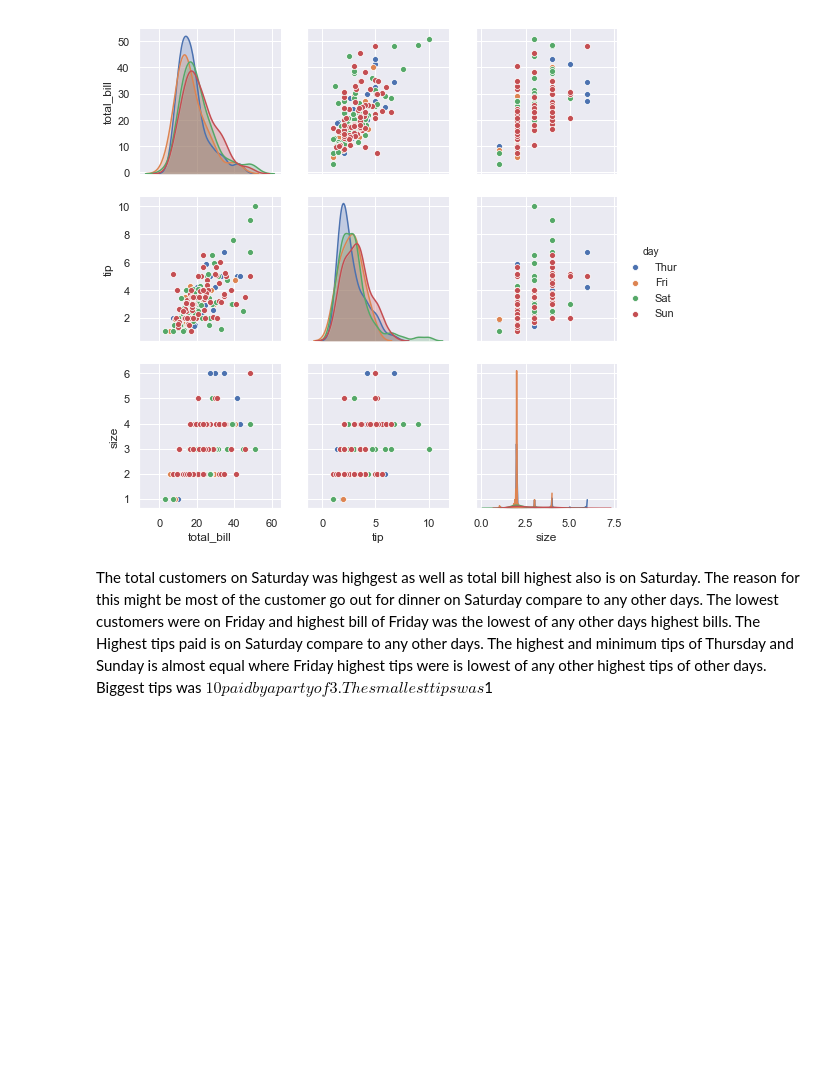
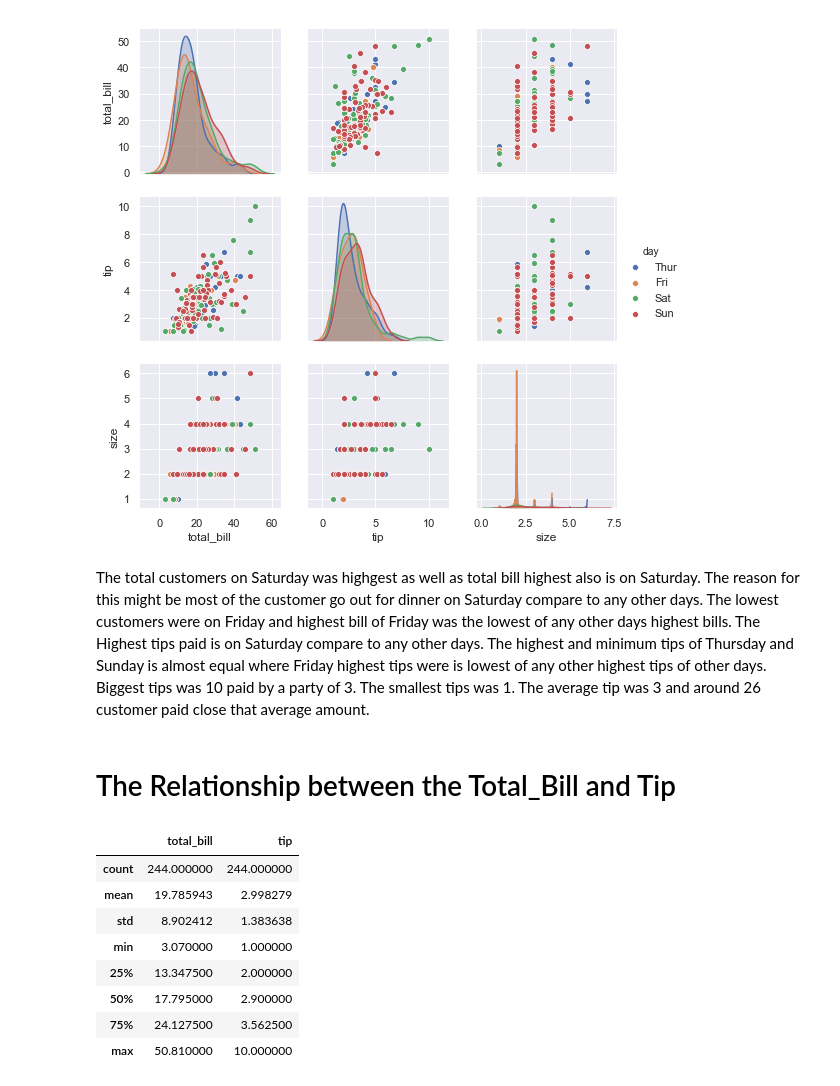
Before and after one commit to babubaskaran/fundamentals-assessment, a Jupyter notebook: tips_dataset.ipynb, the cells around one changed output. Saved outputs shown, nothing was run; the diff lists cells and outputs as text; code cells hidden in the pictures; blank space fills up the shorter version.

Commit message:
tips dataset 2nd section completed almost

```diff
--- a/tips_dataset.ipynb
+++ b/tips_dataset.ipynb
@@ -79,4 +67,18 @@ sns.pairplot(tips, hue='day')
 <seaborn.axisgrid.PairGrid at 0x...>
 [figure]
 # %% [markdown]
-The total customers on Saturday was highgest as well as total bill highest also is on Saturday. The reason for this might be most of the customer go out for dinner on Saturday compare to any other days. The lowest customers were on Friday and highest bill of Friday was the lowest of any other days highest bills.  The Highest tips paid is on Saturday compare to any other days.  The highest and minimum tips  of Thursday and Sunday is almost equal where Friday highest tips were is lowest of any other highest tips of other days.  Biggest tips was $ 10 paid by a party of 3.  The smallest tips was $1
+The total customers on Saturday was highgest as well as total bill highest also is on Saturday. The reason for this might be most of the customer go out for dinner on Saturday compare to any other days. The lowest customers were on Friday and highest bill of Friday was the lowest of any other days highest bills.  The Highest tips paid is on Saturday compare to any other days.  The highest and minimum tips  of Thursday and Sunday is almost equal where Friday highest tips were is lowest of any other highest tips of other days.  Biggest tips was 10 paid by a party of 3.  The smallest tips was 1.  The average tip was 3 and around 26 customer paid close that average amount.
+# %% [markdown]
+# The Relationship between the Total_Bill and Tip
+# %%
+(tips[['total_bill','tip']]).describe()
+# %% [output]
+|  | total_bill | tip |
+| count | 244.000000 | 244.000000 |
+| mean | 19.785943 | 2.998279 |
+| std | 8.902412 | 1.383638 |
+| min | 3.070000 | 1.000000 |
+| 25% | 13.347500 | 2.000000 |
+| 50% | 17.795000 | 2.900000 |
+| 75% | 24.127500 | 3.562500 |
+| max | 50.810000 | 10.000000 |
```
Also changed, not shown: parts of 2 cells of this notebook.
